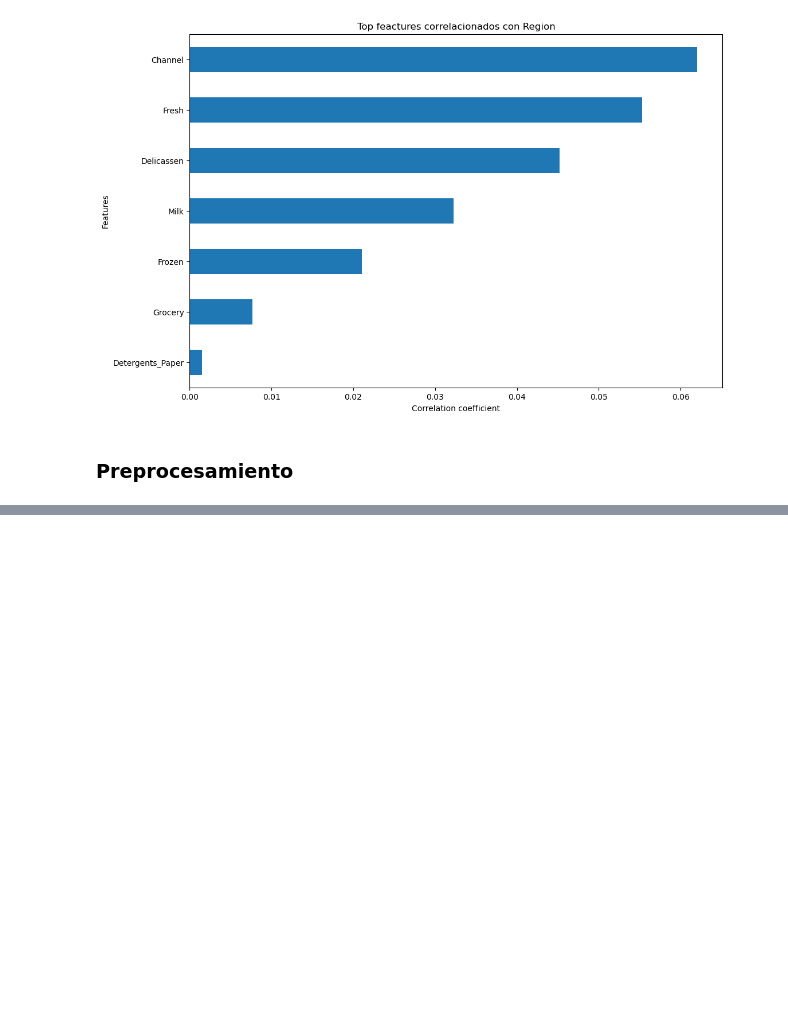
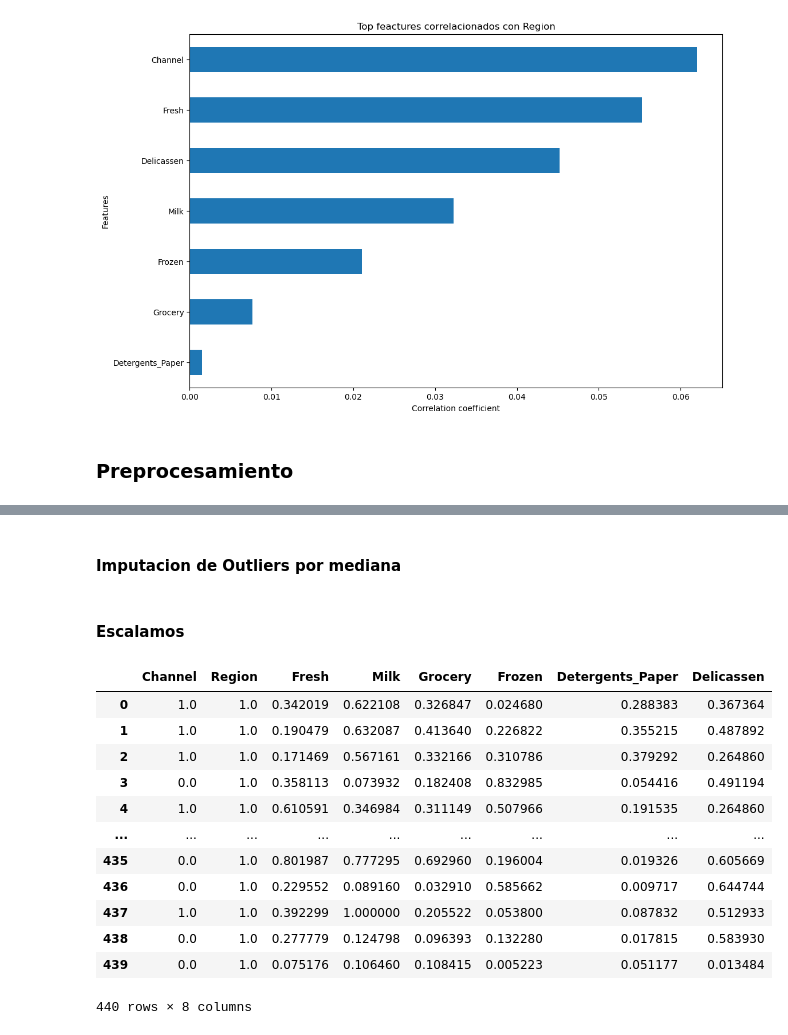
Before and after one commit to gillopy/Coding_Dojo_DS_ML, a Jupyter notebook: 3 - Advance_Machine_Learning/1 - Aprendizaje no supervisado/1.7 - Clusterización - DBSCAN (Core)/DBSCAN (Core).ipynb, the cells around one changed output, grey strips where cells are left out. Saved outputs shown, nothing was run; the diff lists cells and outputs as text; code cells hidden in the pictures; blank space fills up the shorter version.

```diff
--- a/3 - Advance_Machine_Learning/1 - Aprendizaje no supervisado/1.7 - Clusterización - DBSCAN (Core)/19 - DBSCAN (Core).ipynb
+++ b/3 - Advance_Machine_Learning/1 - Aprendizaje no supervisado/1.7 - Clusterización - DBSCAN (Core)/DBSCAN (Core).ipynb
@@ -292,0 +305,2 @@ Text(0, 0.5, 'Features')
+# %% [markdown]
+#### **Imputacion de Outliers por mediana**
@@ -292,0 +326,22 @@ Text(0, 0.5, 'Features')
+# %% [markdown]
+#### **Escalamos**
+# %%
+# Escalamos los datos
+scaler = MinMaxScaler()
+data_scaled = scaler.fit_transform(data2)
+data_scaled = pd.DataFrame(data_scaled, columns=data.columns)
+data_scaled
+# %% [output]
+|  | Channel | Region | Fresh | Milk | Grocery | Frozen | Detergents_Paper | Delicassen |
+| 0 | 1.0 | 1.0 | 0.342019 | 0.622108 | 0.326847 | 0.024680 | 0.288383 | 0.367364 |
+| 1 | 1.0 | 1.0 | 0.190479 | 0.632087 | 0.413640 | 0.226822 | 0.355215 | 0.487892 |
+| 2 | 1.0 | 1.0 | 0.171469 | 0.567161 | 0.332166 | 0.310786 | 0.379292 | 0.264860 |
+| 3 | 0.0 | 1.0 | 0.358113 | 0.073932 | 0.182408 | 0.832985 | 0.054416 | 0.491194 |
+| 4 | 1.0 | 1.0 | 0.610591 | 0.346984 | 0.311149 | 0.507966 | 0.191535 | 0.264860 |
+| ... | ... | ... | ... | ... | ... | ... | ... | ... |
+| 435 | 0.0 | 1.0 | 0.801987 | 0.777295 | 0.692960 | 0.196004 | 0.019326 | 0.605669 |
+| 436 | 0.0 | 1.0 | 0.229552 | 0.089160 | 0.032910 | 0.585662 | 0.009717 | 0.644744 |
+| 437 | 1.0 | 1.0 | 0.392299 | 1.000000 | 0.205522 | 0.053800 | 0.087832 | 0.512933 |
+| 438 | 0.0 | 1.0 | 0.277779 | 0.124798 | 0.096393 | 0.132280 | 0.017815 | 0.583930 |
+| 439 | 0.0 | 1.0 | 0.075176 | 0.106460 | 0.108415 | 0.005223 | 0.051177 | 0.013484 |
+440 rows × 8 columns
```
Also changed, not shown: parts of 8 cells of this notebook.
